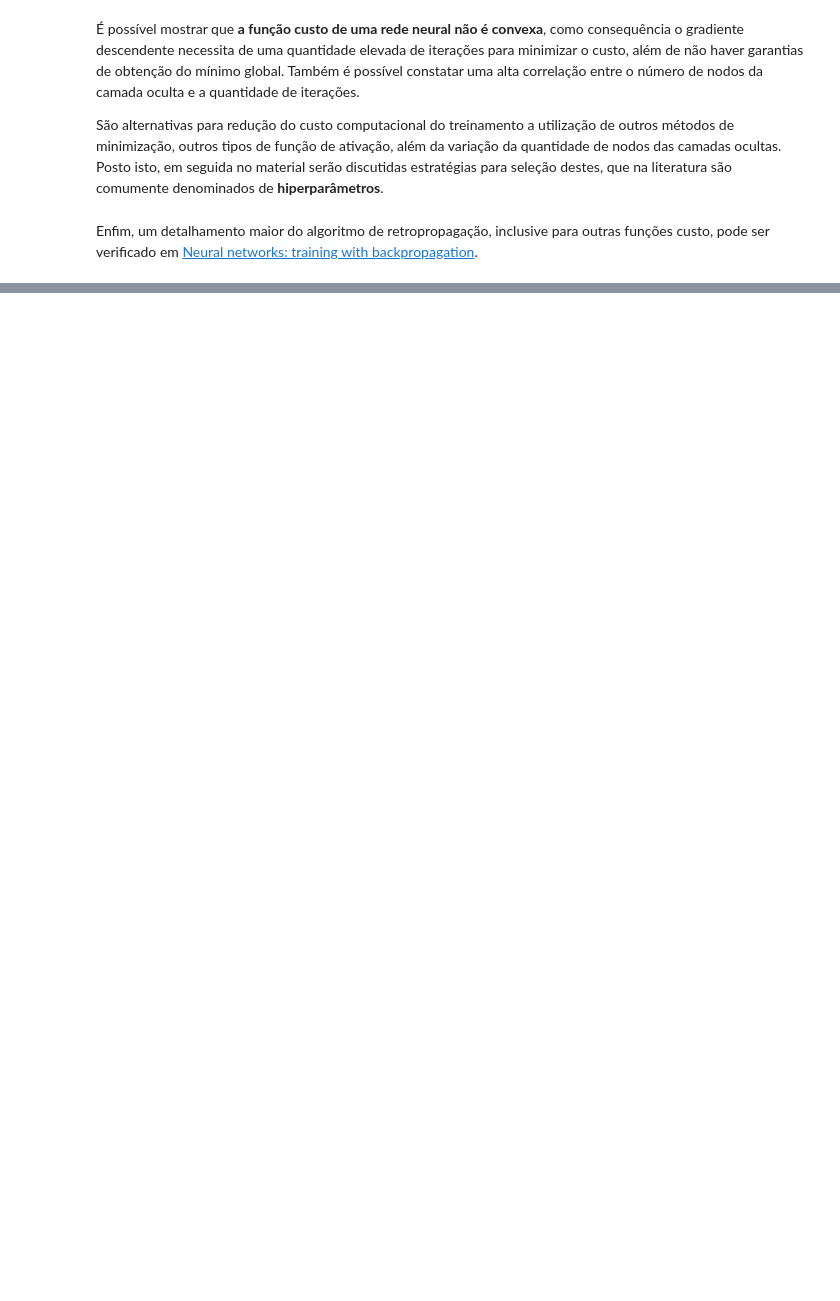
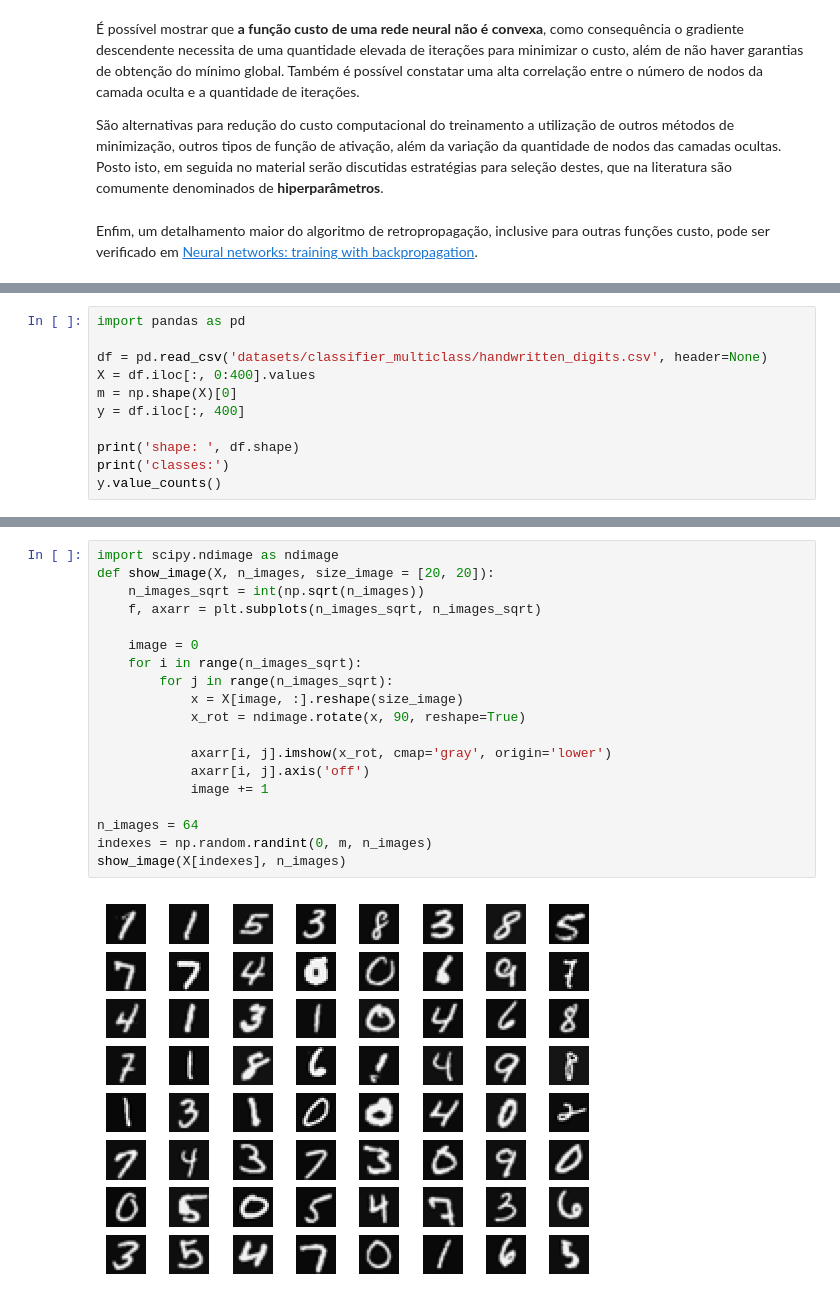
Before and after one commit to CleberPeter/machine_learning_book, a Jupyter notebook: 06-neural_networks.ipynb, the cells around one changed output, grey strips where cells are left out. Drawn from its saved outputs; the diff is of its cells as text; blank space fills up the shorter version.

Commit message:
[improvements] - implemented show image for hand_written dataset

```diff
--- a/06-neural_networks.ipynb
+++ b/06-neural_networks.ipynb
@@ -575,0 +580,11 @@ Enfim, um detalhamento maior do algoritmo de retropropagação, inclusive para o
+# %%
+import pandas as pd
+
+df = pd.read_csv('datasets/classifier_multiclass/handwritten_digits.csv', header=None)
+X = df.iloc[:, 0:400].values
+m = np.shape(X)[0]
+y = df.iloc[:, 400]
+
+print('shape: ', df.shape)
+print('classes:')
+y.value_counts()
@@ -575,0 +609,21 @@ Enfim, um detalhamento maior do algoritmo de retropropagação, inclusive para o
+# %%
+import scipy.ndimage as ndimage
+def show_image(X, n_images, size_image = [20, 20]):
+    n_images_sqrt = int(np.sqrt(n_images))
+    f, axarr = plt.subplots(n_images_sqrt, n_images_sqrt)
+
+    image = 0
+    for i in range(n_images_sqrt):
+        for j in range(n_images_sqrt):
+            x = X[image, :].reshape(size_image)
+            x_rot = ndimage.rotate(x, 90, reshape=True)
+
+            axarr[i, j].imshow(x_rot, cmap='gray', origin='lower')
+            axarr[i, j].axis('off')
+            image += 1
+
+n_images = 64
+indexes = np.random.randint(0, m, n_images)
+show_image(X[indexes], n_images)
+# %% [output]
+[figure, added]
```
Also changed, not shown: parts of 4 cells of this notebook, 1 other file.
